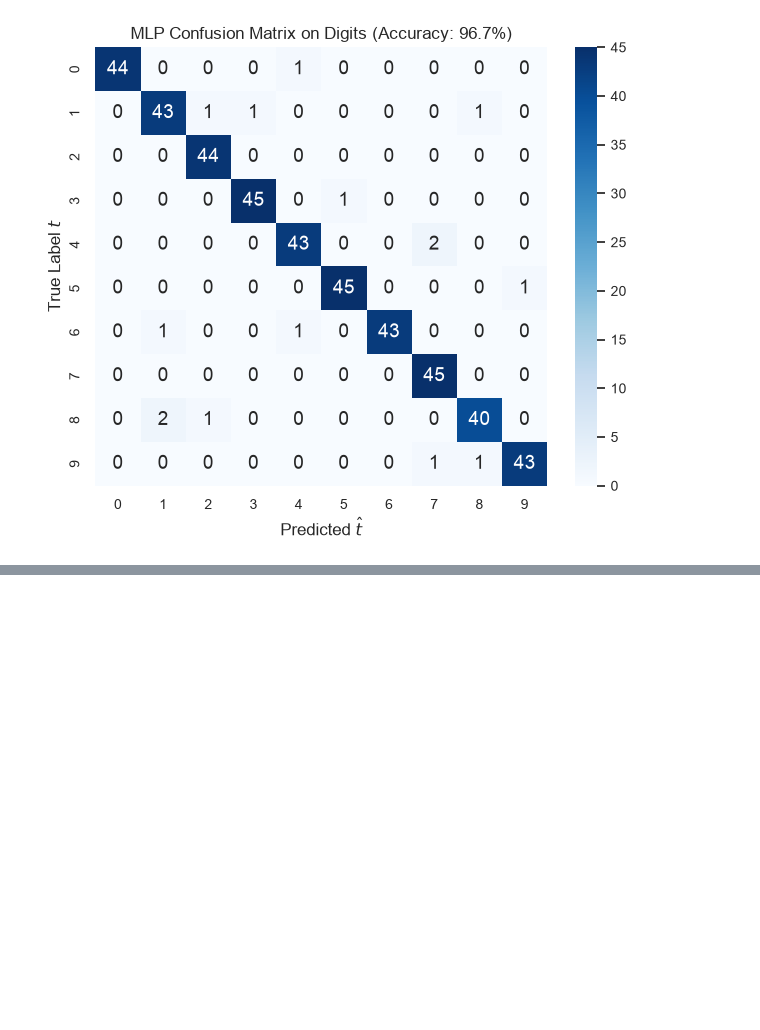
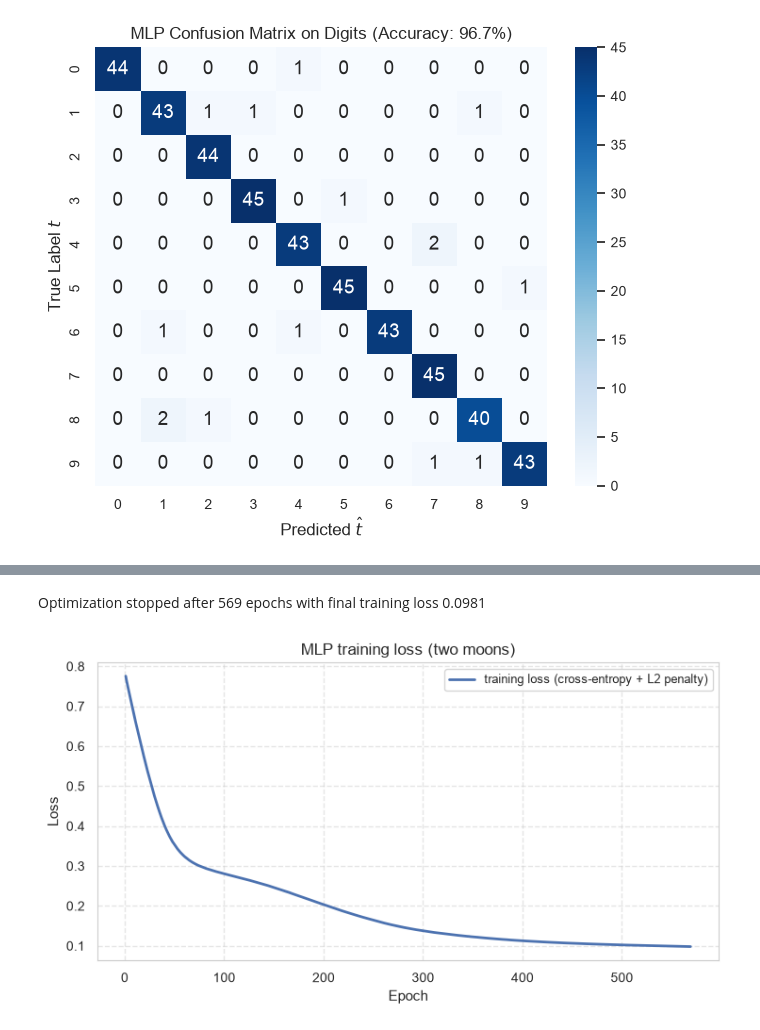
Before and after one commit to konstantin-schekotihin/dl_course, a Jupyter notebook: AI-ML/04_NN.ipynb, the cells around one changed output, grey strips where cells are left out. Cells and saved outputs as stored; diff of their text form; code cells hidden in the pictures; blank space fills up the shorter version.

```diff
--- a/AI-ML/04_NN.ipynb
+++ b/AI-ML/04_NN.ipynb
@@ -613,0 +702,9 @@ hp.plot_confusion_matrix(
+# %%
+# Inspect the training loss of the two-moons MLP
+mlp = pipe_mlp.named_steps['mlp']
+display(Markdown(f"Optimization stopped after {mlp.n_iter_} epochs with final training loss {mlp.loss_curve_[-1]:.4f}"))
+hp.plot_curves(np.arange(1, mlp.n_iter_ + 1), {"training loss (cross-entropy + L2 penalty)": mlp.loss_curve_},
+               xlabel="Epoch", ylabel="Loss", title="MLP training loss (two moons)")
+# %% [output]
+Optimization stopped after 569 epochs with final training loss 0.0981
+[figure, added]
```
Also changed, not shown: parts of 59 cells of this notebook, 2 other files.
